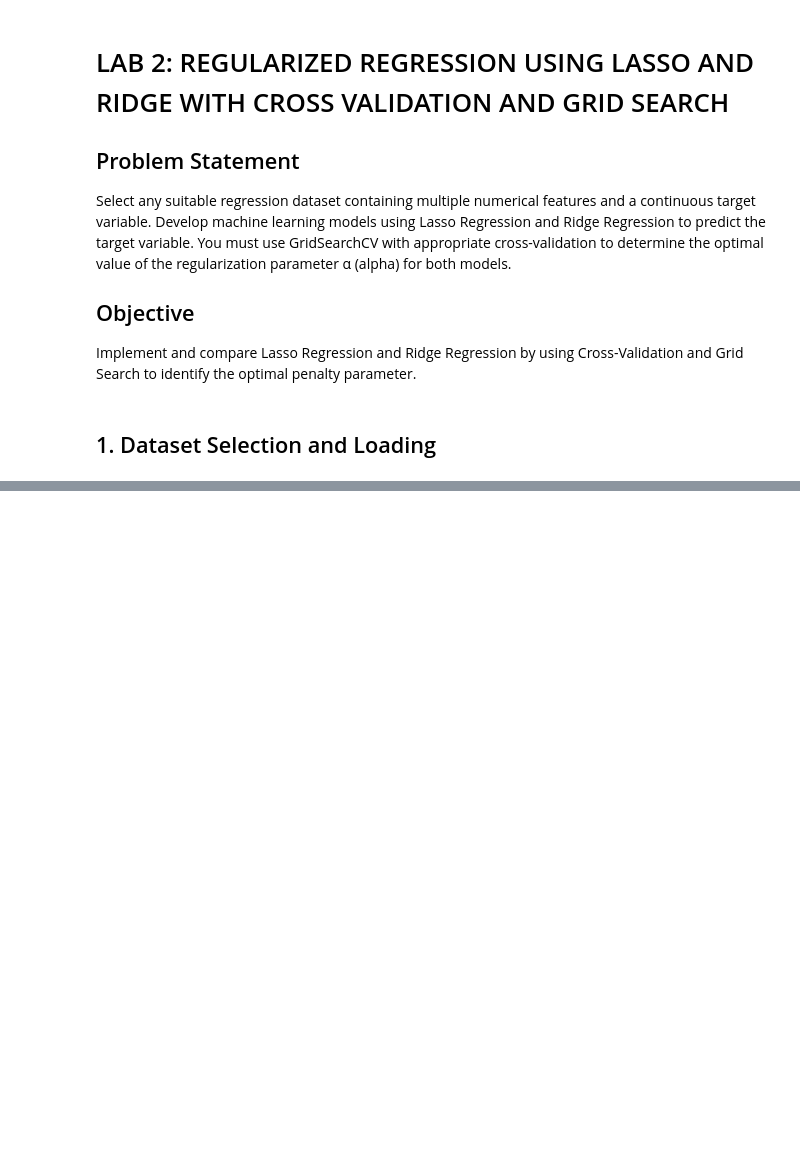
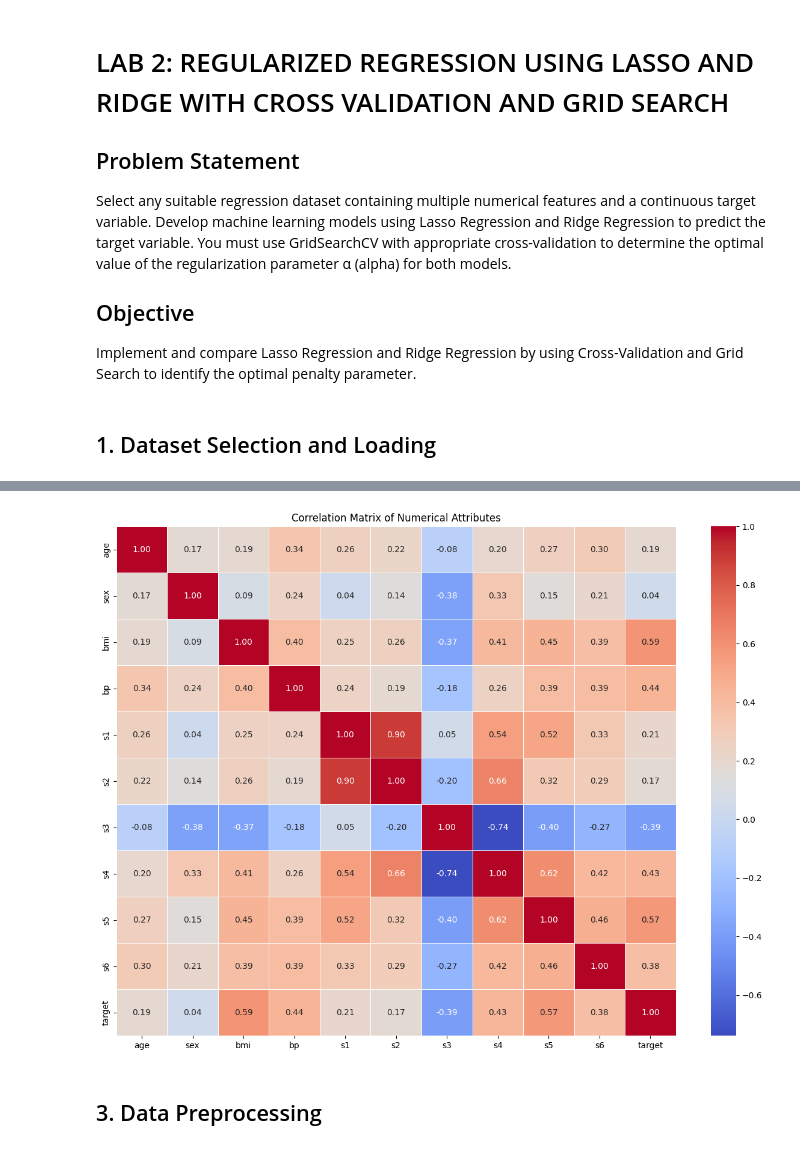
Before and after one commit to 5und4r/MachineLearningLab, a Jupyter notebook: MachineLearningLabII.ipynb, the cells around one changed output, grey strips where cells are left out. Drawn from its saved outputs; the diff is of its cells as text; code cells hidden in the pictures; blank space fills up the shorter version.

```diff
--- a/MachineLearningLabII.ipynb
+++ b/MachineLearningLabII.ipynb
@@ -494,0 +494,11 @@ Independent Variables :
+# %%
+df2 = load_diabetes(as_frame=True).frame
+print(f"Number of rows : {df2.shape[0]}")
+print(f"Number of columns : {df2.shape[1]}")
+print("Missing Values : ")
+print(df2.isnull().sum())
+print("Duplicate Values : ")
+print(df2.duplicated().sum())
+print("\nDiscriptive Statistics :")
+display(df2.describe())
+display(df2.info())
@@ -494,0 +564,14 @@ Independent Variables :
+# %%
+# Relation Between features and target variable
+numerical_data = df2.select_dtypes(include=['number'])
+#Correlation
+correlation_matrix = numerical_data.corr()
+
+plt.figure(figsize=(15, 11))
+sns.heatmap(correlation_matrix, annot=True, cmap='coolwarm', fmt='.2f', linewidths=.5)
+plt.title('Correlation Matrix of Numerical Attributes')
+plt.show()
+# %% [output]
+[figure, added]
+# %% [markdown]
+## 3. Data Preprocessing
```
Also changed, not shown: parts of 35 cells of this notebook.
